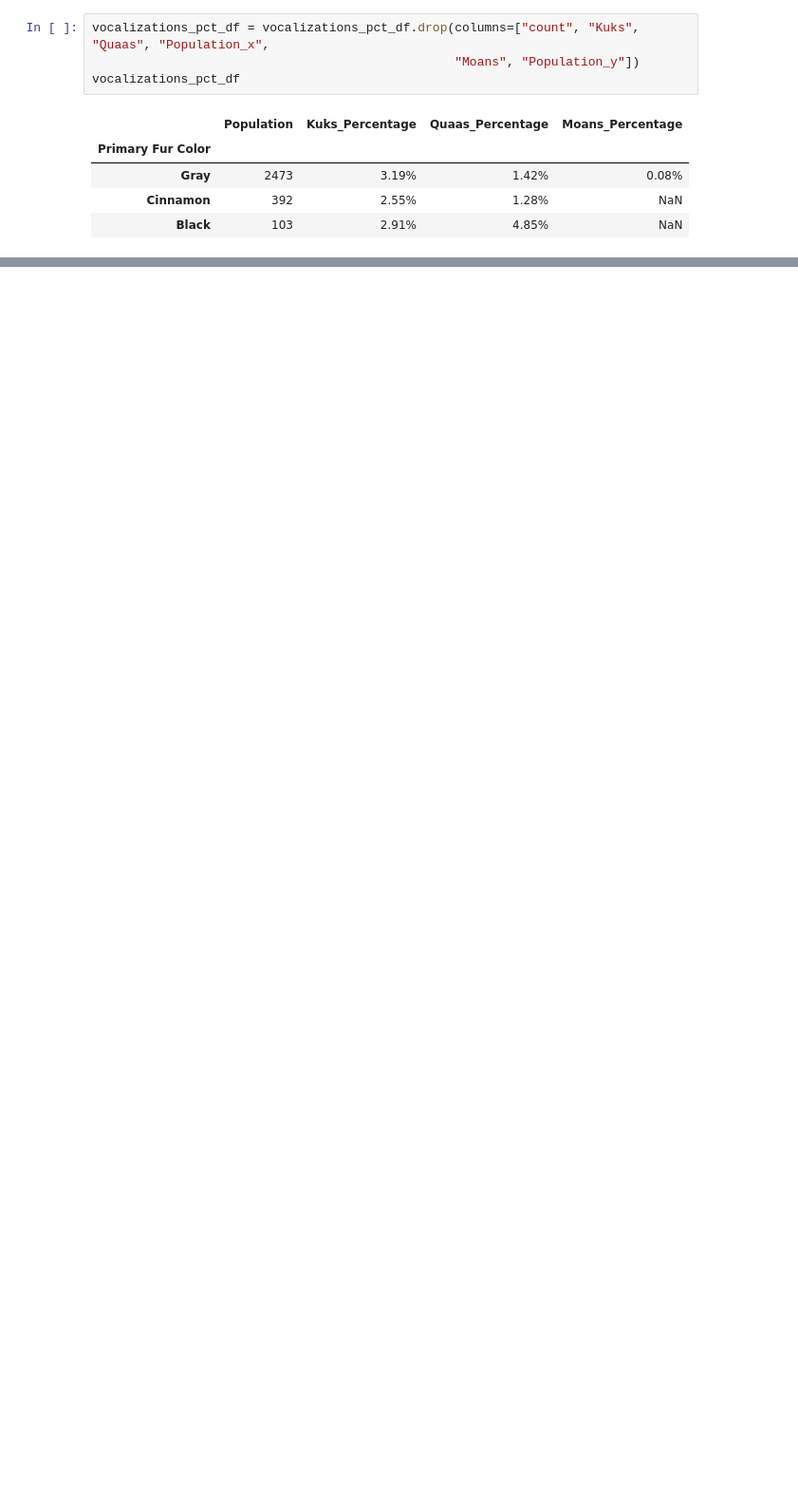
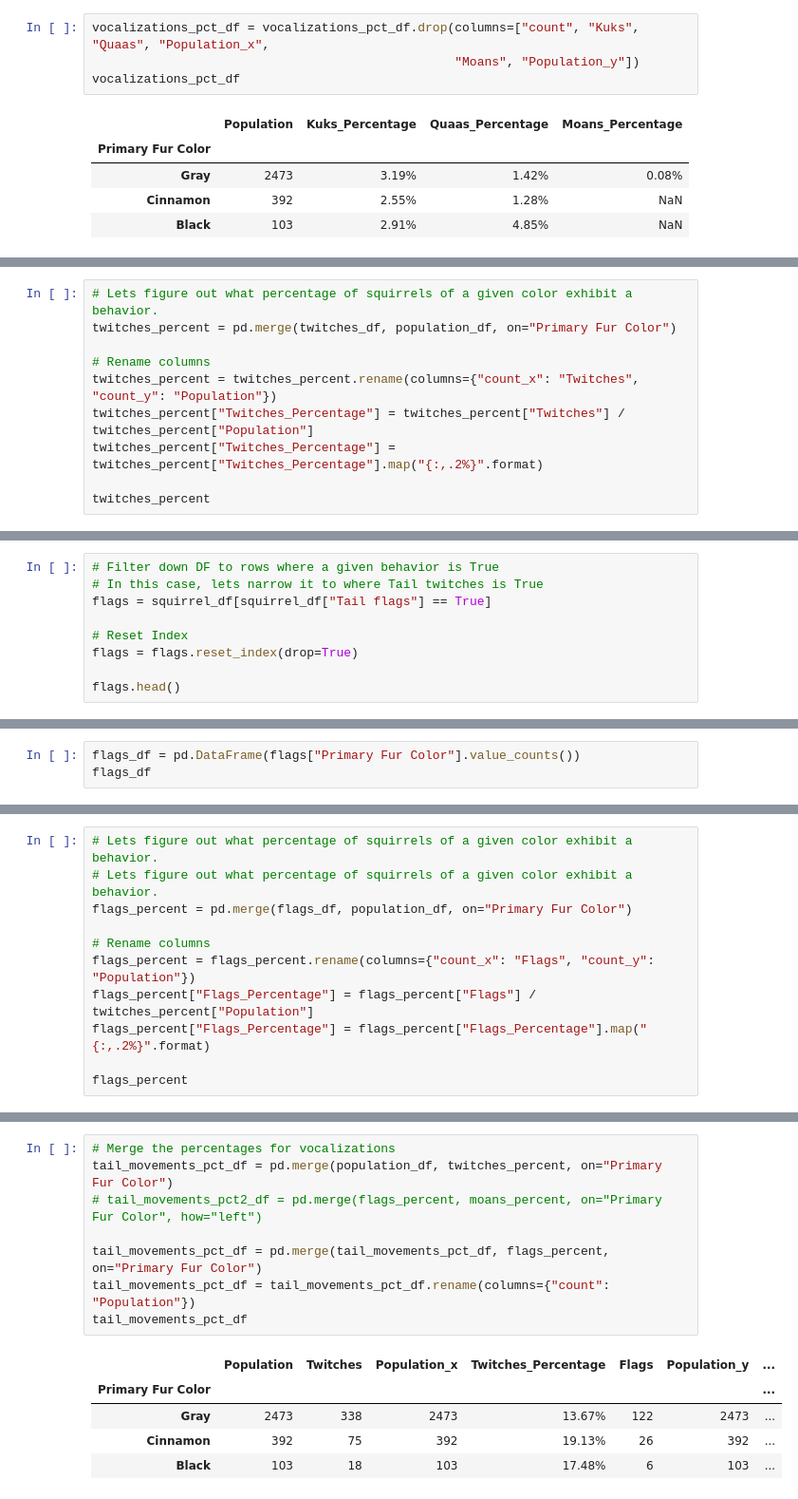
Before and after one commit to brown016340/Project-1, a Jupyter notebook: SquirrelBehaviorGraphs.ipynb, the cells around one changed output, grey strips where cells are left out. Shown: that part at 95% size. Cells and saved outputs as stored; diff of their text form; blank space fills up the shorter version.

```diff
--- a/SquirrelBehaviorGraphs.ipynb
+++ b/SquirrelBehaviorGraphs.ipynb
@@ -522,0 +549,10 @@ vocalizations_pct_df
+# %%
+# Lets figure out what percentage of squirrels of a given color exhibit a behavior.
+twitches_percent = pd.merge(twitches_df, population_df, on="Primary Fur Color")
+
+# Rename columns
+twitches_percent = twitches_percent.rename(columns={"count_x": "Twitches", "count_y": "Population"})
+twitches_percent["Twitches_Percentage"] = twitches_percent["Twitches"] / twitches_percent["Population"]
+twitches_percent["Twitches_Percentage"] = twitches_percent["Twitches_Percentage"].map("{:,.2%}".format)
+
+twitches_percent
@@ -522,0 +565,9 @@ vocalizations_pct_df
+# %%
+# Filter down DF to rows where a given behavior is True
+# In this case, lets narrow it to where Tail twitches is True
+flags = squirrel_df[squirrel_df["Tail flags"] == True]
+
+# Reset Index
+flags = flags.reset_index(drop=True)
+
+flags.head()
@@ -522,0 +582,3 @@ vocalizations_pct_df
+# %%
+flags_df = pd.DataFrame(flags["Primary Fur Color"].value_counts())
+flags_df
@@ -522,0 +591,11 @@ vocalizations_pct_df
+# %%
+# Lets figure out what percentage of squirrels of a given color exhibit a behavior.
+# Lets figure out what percentage of squirrels of a given color exhibit a behavior.
+flags_percent = pd.merge(flags_df, population_df, on="Primary Fur Color")
+
+# Rename columns
+flags_percent = flags_percent.rename(columns={"count_x": "Flags", "count_y": "Population"})
+flags_percent["Flags_Percentage"] = flags_percent["Flags"] / twitches_percent["Population"]
+flags_percent["Flags_Percentage"] = flags_percent["Flags_Percentage"].map("{:,.2%}".format)
+
+flags_percent
@@ -522,0 +608,14 @@ vocalizations_pct_df
+# %%
+# Merge the percentages for vocalizations
+tail_movements_pct_df = pd.merge(population_df, twitches_percent, on="Primary Fur Color")
+# tail_movements_pct2_df = pd.merge(flags_percent, moans_percent, on="Primary Fur Color", how="left")
+
+tail_movements_pct_df = pd.merge(tail_movements_pct_df, flags_percent, on="Primary Fur Color")
+tail_movements_pct_df = tail_movements_pct_df.rename(columns={"count": "Population"})
+tail_movements_pct_df
+# %% [output]
+|  | Population | Twitches | Population_x | Twitches_Percentage | Flags | Population_y | ... |
+| Primary Fur Color |  |  |  |  |  |  | ... |
+| Gray | 2473 | 338 | 2473 | 13.67% | 122 | 2473 | ... |
+| Cinnamon | 392 | 75 | 392 | 19.13% | 26 | 392 | ... |
+| Black | 103 | 18 | 103 | 17.48% | 6 | 103 | ... |
```
Also changed, not shown: parts of 7 cells of this notebook.
